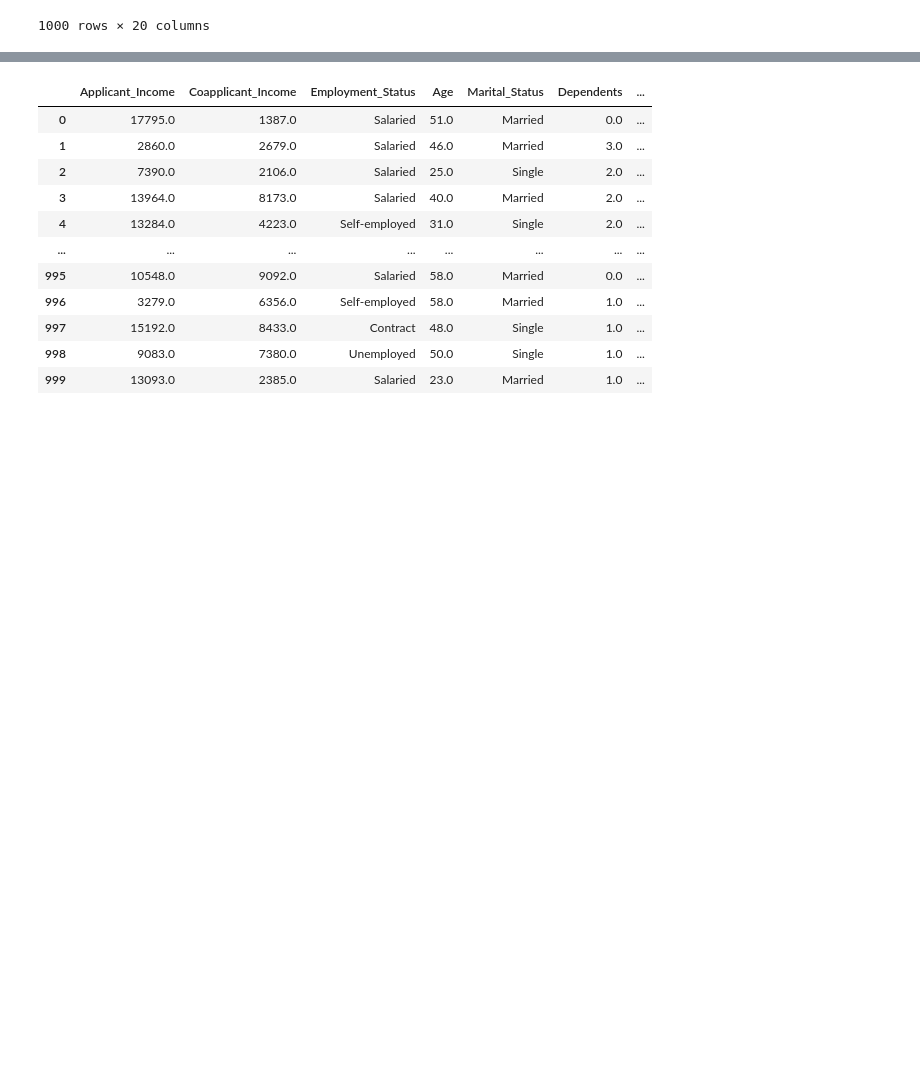
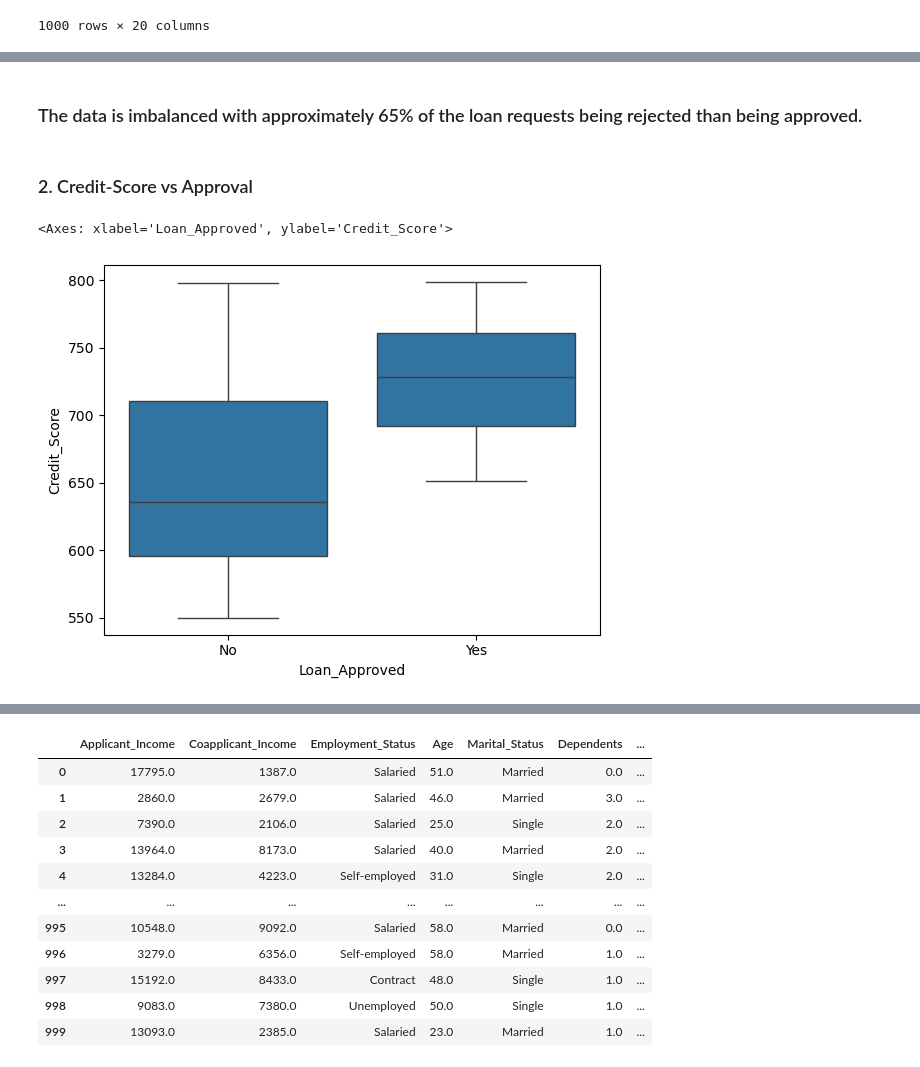
Before and after one commit to Vansh9zz/Loan-Approval-System, a Jupyter notebook: creditwise-loan-system.ipynb, the cells around one changed output, grey strips where cells are left out. Saved outputs shown, nothing was run; the diff lists cells and outputs as text; code cells hidden in the pictures; blank space fills up the shorter version.

```diff
--- a/creditwise-loan-system.ipynb
+++ b/creditwise-loan-system.ipynb
@@ -34,0 +71,13 @@ array(['No', 'Yes', nan], dtype=object)
+# %% [markdown]
+### The data is imbalanced with approximately 65% of the loan requests being rejected than being approved.
+# %% [markdown]
+### 2. Credit-Score vs Approval
+# %%
+sns.boxplot(
+    data=df,
+    x="Loan_Approved",
+    y="Credit_Score"
+)
+# %% [output]
+<Axes: xlabel='Loan_Approved', ylabel='Credit_Score'>
+[figure, added]
```
Also changed, not shown: parts of 20 cells of this notebook, 1 other file.
